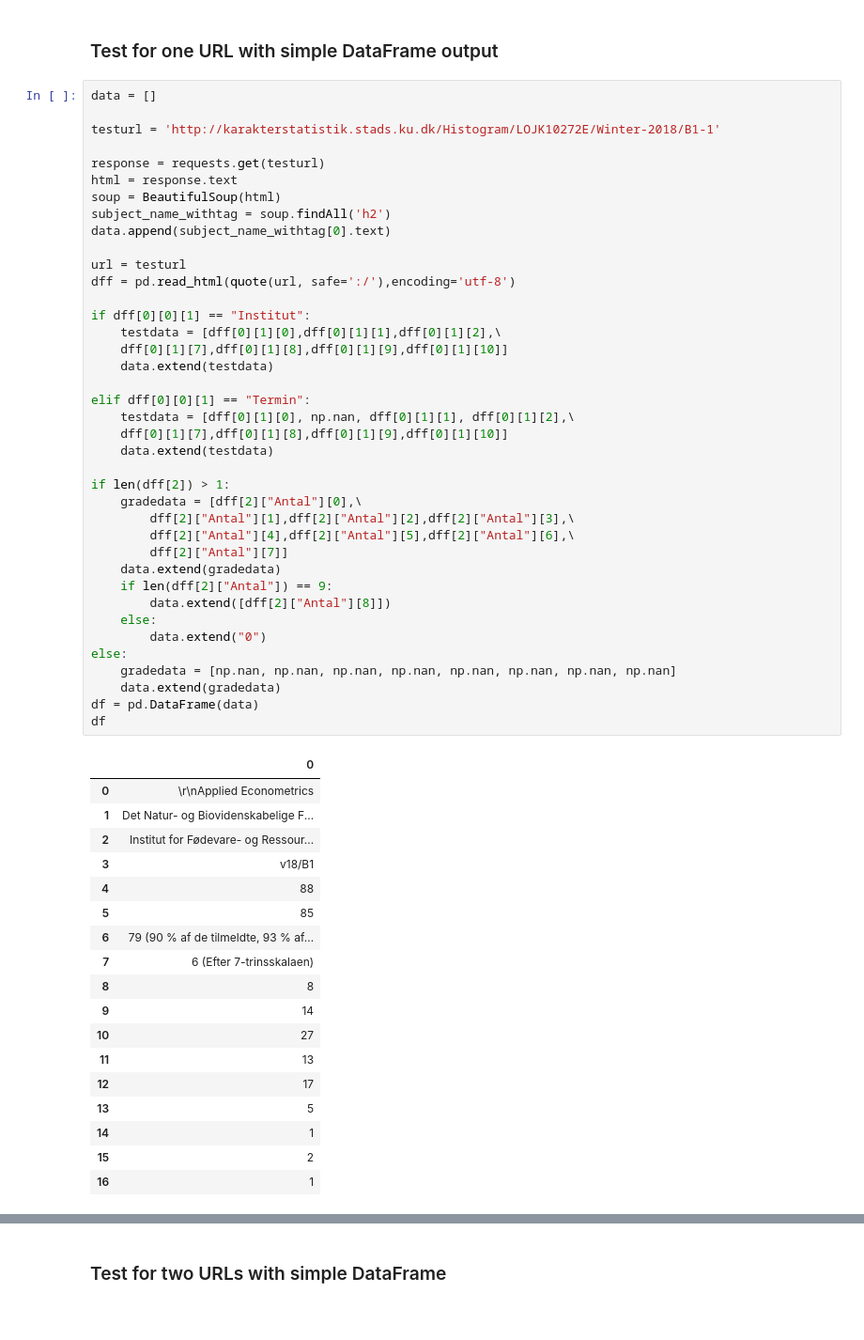
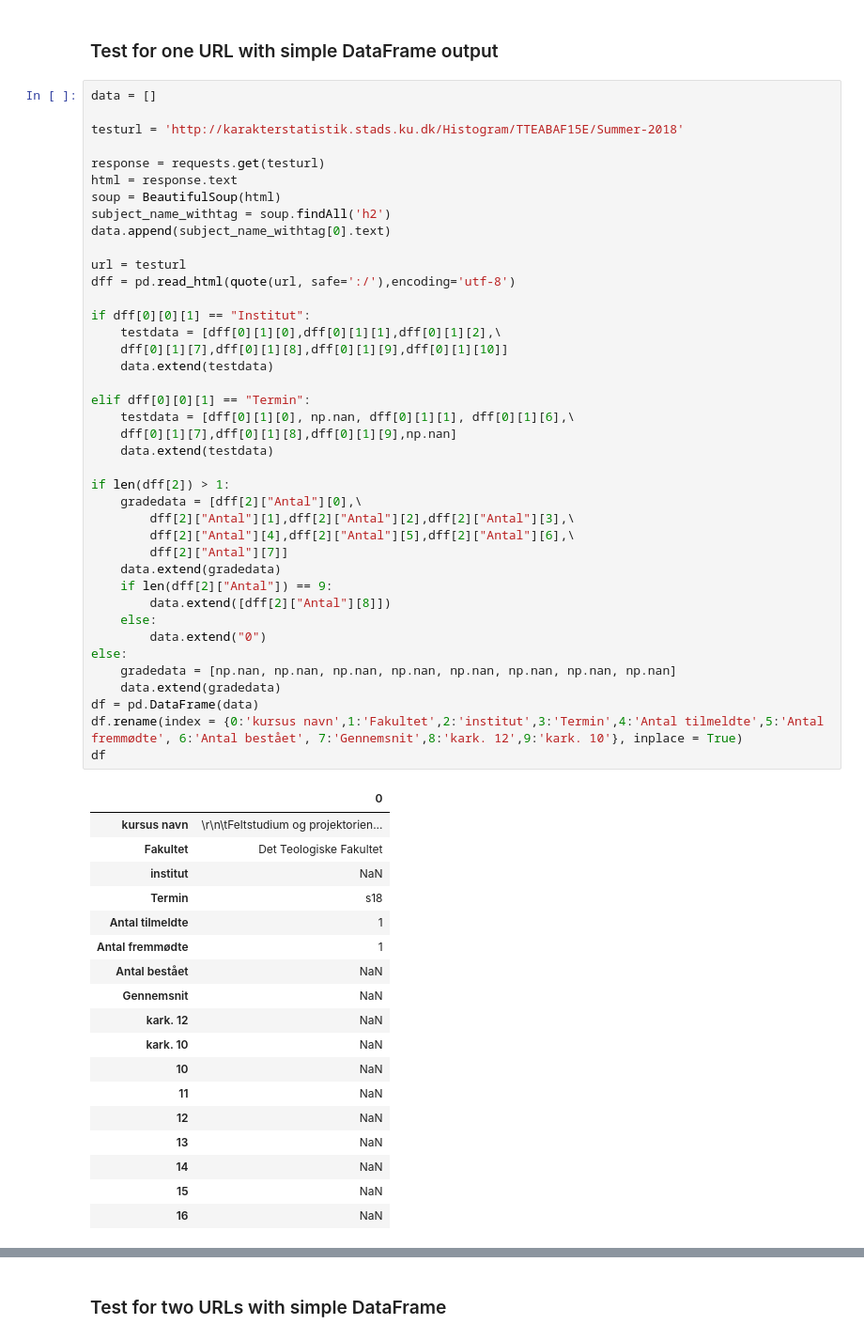
Before and after one commit to tnv875/Group18-NoTeeth, a Jupyter notebook: Exam project/Exam code - gradescraper.ipynb, the cells around one changed output, grey strips where cells are left out. Shown at 94% size. Saved outputs shown, nothing was run; the diff lists cells and outputs as text.

```diff
--- a/Exam project/Exam code - gradescraper.ipynb
+++ b/Exam project/Exam code - gradescraper.ipynb
@@ -12,7 +12,7 @@ from urllib.parse import quote
 # %%
 data = []
 
-testurl = 'http://karakterstatistik.stads.ku.dk/Histogram/LOJK10272E/Winter-2018/B1-1'
+testurl = 'http://karakterstatistik.stads.ku.dk/Histogram/TTEABAF15E/Summer-2018'
 
 response = requests.get(testurl)
 html = response.text
@@ -21,50 +21,51 @@ subject_name_withtag = soup.findAll('h2')
 data.append(subject_name_withtag[0].text)
 
 url = testurl
 dff = pd.read_html(quote(url, safe=':/'),encoding='utf-8')
 
 if dff[0][0][1] == "Institut":
     testdata = [dff[0][1][0],dff[0][1][1],dff[0][1][2],\
     dff[0][1][7],dff[0][1][8],dff[0][1][9],dff[0][1][10]]
     data.extend(testdata)
 
 elif dff[0][0][1] == "Termin":
-    testdata = [dff[0][1][0], np.nan, dff[0][1][1], dff[0][1][2],\
-    dff[0][1][7],dff[0][1][8],dff[0][1][9],dff[0][1][10]]
+    testdata = [dff[0][1][0], np.nan, dff[0][1][1], dff[0][1][6],\
+    dff[0][1][7],dff[0][1][8],dff[0][1][9],np.nan]
     data.extend(testdata)
 
 if len(dff[2]) > 1:
     gradedata = [dff[2]["Antal"][0],\
         dff[2]["Antal"][1],dff[2]["Antal"][2],dff[2]["Antal"][3],\
         dff[2]["Antal"][4],dff[2]["Antal"][5],dff[2]["Antal"][6],\
         dff[2]["Antal"][7]]
     data.extend(gradedata)
     if len(dff[2]["Antal"]) == 9:
         data.extend([dff[2]["Antal"][8]])
     else:
         data.extend("0")
 else:
     gradedata = [np.nan, np.nan, np.nan, np.nan, np.nan, np.nan, np.nan, np.nan]
     data.extend(gradedata)
 df = pd.DataFrame(data)
+df.rename(index = {0:'kursus navn',1:'Fakultet',2:'institut',3:'Termin',4:'Antal tilmeldte',5:'Antal fremmødte', 6:'Antal bestået', 7:'Gennemsnit',8:'kark. 12',9:'kark. 10'}, inplace = True)
 df
 # %% [output]
 |  | 0 |
-| 0 | \r\nApplied Econometrics |
-| 1 | Det Natur- og Biovidenskabelige F... |
-| 2 | Institut for Fødevare- og Ressour... |
-| 3 | v18/B1 |
-| 4 | 88 |
-| 5 | 85 |
-| 6 | 79 (90 % af de tilmeldte, 93 % af... |
-| 7 | 6 (Efter 7-trinsskalaen) |
-| 8 | 8 |
-| 9 | 14 |
-| 10 | 27 |
-| 11 | 13 |
-| 12 | 17 |
-| 13 | 5 |
-| 14 | 1 |
-| 15 | 2 |
-| 16 | 1 |
+| kursus navn | \r\n\tFeltstudium og projektorien... |
+| Fakultet | Det Teologiske Fakultet |
+| institut | NaN |
+| Termin | s18 |
+| Antal tilmeldte | 1 |
+| Antal fremmødte | 1 |
+| Antal bestået | NaN |
+| Gennemsnit | NaN |
+| kark. 12 | NaN |
+| kark. 10 | NaN |
+| 10 | NaN |
+| 11 | NaN |
+| 12 | NaN |
+| 13 | NaN |
+| 14 | NaN |
+| 15 | NaN |
+| 16 | NaN |
 # %%
```
Also changed, not shown: parts of 3 cells of this notebook.
